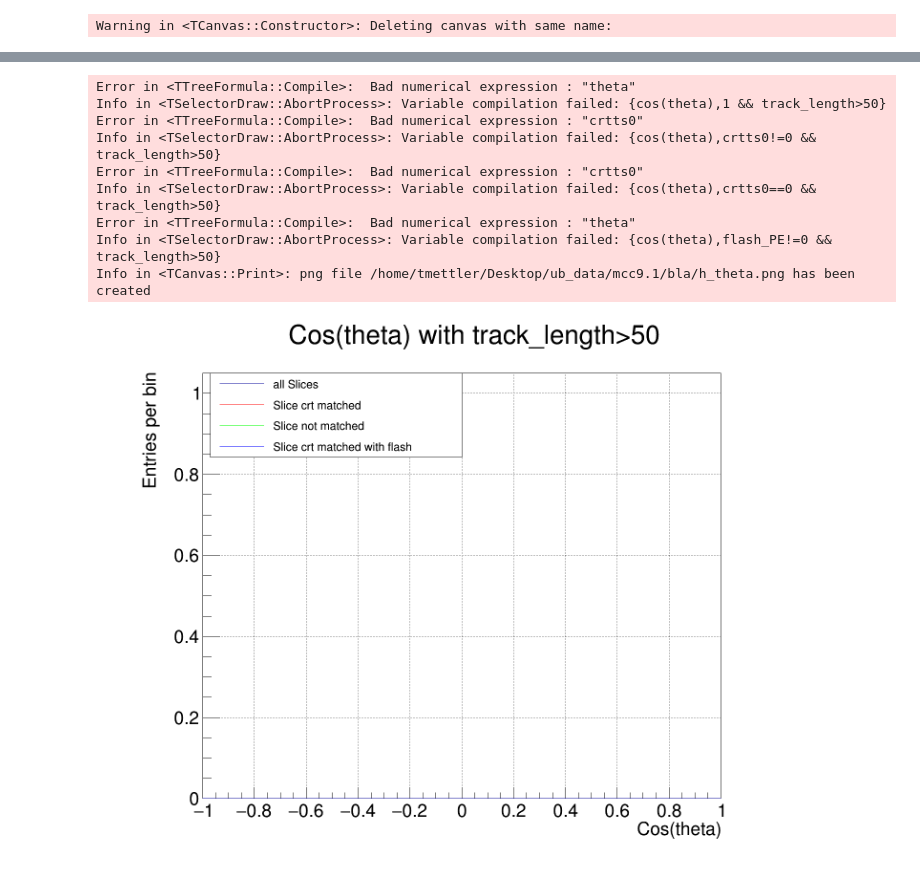
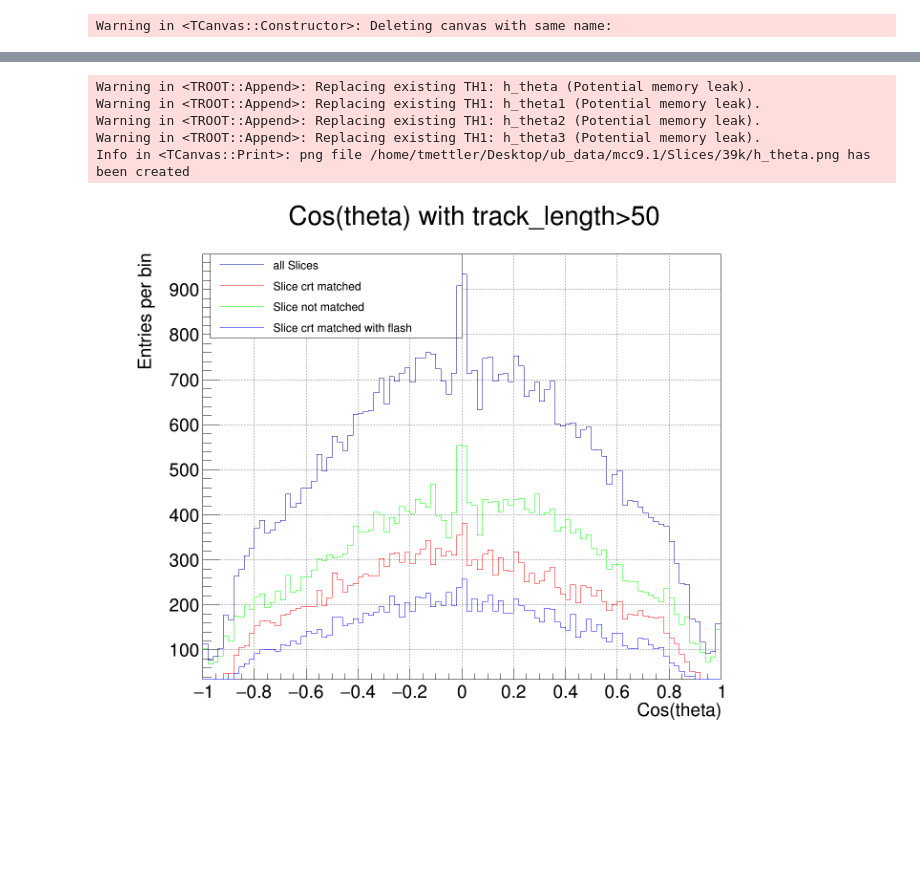
Before and after one commit to thomasmettler/ub_analysis_notebooks, a Jupyter notebook: Slice_analyser.ipynb, the cells around one changed output, grey strips where cells are left out. Cells and saved outputs as stored; diff of their text form; code cells hidden in the pictures; blank space fills up the shorter version.

```diff
--- a/Slice_analyser.ipynb
+++ b/Slice_analyser.ipynb
@@ -21,14 +21,14 @@ Welcome to JupyROOT 6.10/08
 # %%
 #inputdir = '/home/tmettler/Desktop/ub_data/ub_xsec/ConsolidatedSliceAnalyser/BNB_V09/'
 #inputdir = '/home/tmettler/Desktop/ub_data/ub_xsec/ConsolidatedSliceAnalyser/ext/'
-inputdir = '/home/tmettler/Desktop/ub_data/mcc9.1/'
-outputdir = inputdir +'bla/'
+inputdir = '/home/tmettler/Desktop/ub_data/mcc9.1/Slices/'
+outputdir = inputdir +'39k/'
 try:
     os.stat(outputdir)
 except:
     os.mkdir(outputdir)
 #filename = 'NeutSlices_QP_allExt_withVertex.root_ana.root'
-filename = 'NeutSlices_QP.root'
+filename = 'NeutSlices_20190719T183858_QP_39k.root'
 # %%
 #test = ROOT.TChain("t_slice","t_slice")
 test = ROOT.TChain("peb/my_event","my_event")
@@ -179,47 +175,43 @@ Info in <TCanvas::Print>: png file /home/tmettler/Desktop/ub_data/mcc9.1/bla/ver
 # %%
 # generate theta plot
 h_theta = ROOT.TH1F("h_theta","Cos(theta)" + title_cut,100,-1,1)
 h_theta1 = ROOT.TH1F("h_theta1","Cos(theta)",100,-1,1)
 h_theta2 = ROOT.TH1F("h_theta2","Cos(theta)",100,-1,1)
 h_theta3 = ROOT.TH1F("h_theta3","Cos(theta)",100,-1,1)
 
-test.Draw('cos(theta)>>h_theta','1' + tracklength)
-test.Draw('cos(theta)>>h_theta1','crtts0!=0' + tracklength)
-test.Draw('cos(theta)>>h_theta2','crtts0==0' + tracklength)
-test.Draw('cos(theta)>>h_theta3','flash_PE!=0' + tracklength)
+test.Draw('cos(theta_track)>>h_theta','1' + tracklength)
+test.Draw('cos(theta_track)>>h_theta1','crtt0_time!=-1' + tracklength)
+test.Draw('cos(theta_track)>>h_theta2','crtt0_time==-1' + tracklength)
+test.Draw('cos(theta_track)>>h_theta3','flash_PE!=0' + tracklength)
 h_theta1.SetLineColorAlpha(2, 1);
 h_theta2.SetLineColorAlpha(3, 1);
 h_theta3.SetLineColorAlpha(4, 1);
 h_theta.SetXTitle("Cos(theta)");
 h_theta.SetYTitle("Entries per bin");
 
 legend = ROOT.TLegend(0.15,0.75,0.48,0.9);
 #legend = ROOT.TLegend(0.5, 0.5, 0.75, 0.75)
 legend.AddEntry(h_theta,"all Slices","l");
 legend.AddEntry(h_theta1,"Slice crt matched","l");
 legend.AddEntry(h_theta2,"Slice not matched","l");
 legend.AddEntry(h_theta3,"Slice crt matched with flash","l");
 #h_z.SetStats(1);
 h_theta.Draw();
 h_theta1.Draw("same");
 h_theta2.Draw("same");
 h_theta3.Draw("same");
 legend.Draw();
 h_theta.Draw("same");
 
 c1.Draw()
 c1.SaveAs(outputdir + "h_theta.png");
 # %% [output]
-Error in <TTreeFormula::Compile>:  Bad numerical expression : "theta"
-Info in <TSelectorDraw::AbortProcess>: Variable compilation failed: {cos(theta),1 && track_length>50}
-Error in <TTreeFormula::Compile>:  Bad numerical expression : "crtts0"
-Info in <TSelectorDraw::AbortProcess>: Variable compilation failed: {cos(theta),crtts0!=0 && track_length>50}
-Error in <TTreeFormula::Compile>:  Bad numerical expression : "crtts0"
-Info in <TSelectorDraw::AbortProcess>: Variable compilation failed: {cos(theta),crtts0==0 && track_length>50}
-Error in <TTreeFormula::Compile>:  Bad numerical expression : "theta"
-Info in <TSelectorDraw::AbortProcess>: Variable compilation failed: {cos(theta),flash_PE!=0 && track_length>50}
-Info in <TCanvas::Print>: png file /home/tmettler/Desktop/ub_data/mcc9.1/bla/h_theta.png has been created
+Warning in <TROOT::Append>: Replacing existing TH1: h_theta (Potential memory leak).
+Warning in <TROOT::Append>: Replacing existing TH1: h_theta1 (Potential memory leak).
+Warning in <TROOT::Append>: Replacing existing TH1: h_theta2 (Potential memory leak).
+Warning in <TROOT::Append>: Replacing existing TH1: h_theta3 (Potential memory leak).
+Info in <TCanvas::Print>: png file /home/tmettler/Desktop/ub_data/mcc9.1/Slices/39k/h_theta.png has been created
-[figure, old version]
+[figure, new version]
 # %%
 # generate momentum plot
 h_momentum = ROOT.TH1F("h_momentum","momentum of the longest track" + title_cut,100,0,8)
```
Also changed, not shown: parts of 14 cells of this notebook, 18 other files.
